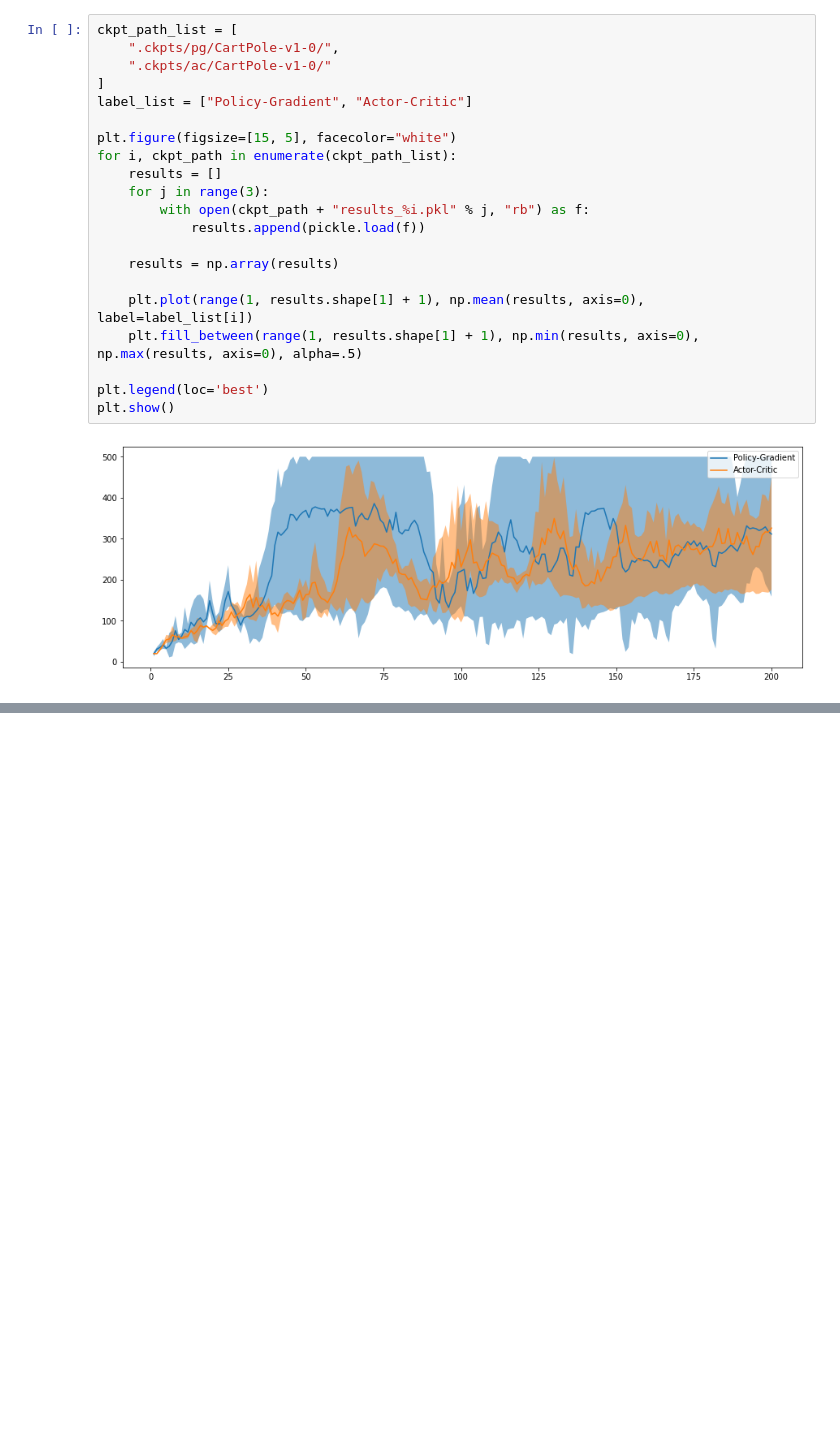
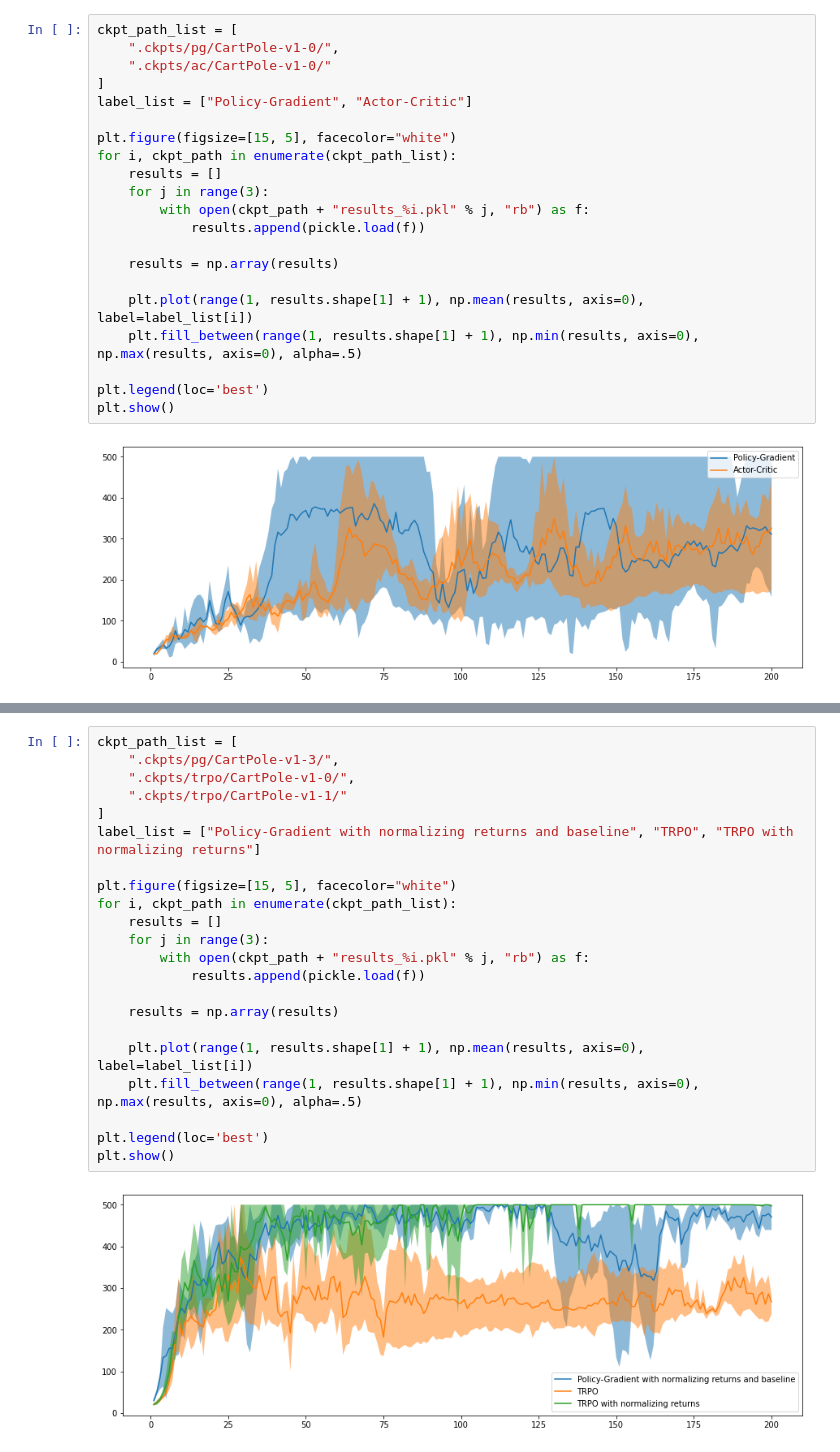
Before and after one commit to hcnoh/rl-collection-pytorch, a Jupyter notebook: results.ipynb, the cells around one changed output, grey strips where cells are left out. Saved outputs shown, nothing was run; the diff lists cells and outputs as text; blank space fills up the shorter version.

```diff
--- a/results.ipynb
+++ b/results.ipynb
@@ -97,0 +121,24 @@ plt.show()
+# %%
+ckpt_path_list = [
+    ".ckpts/pg/CartPole-v1-3/",
+    ".ckpts/trpo/CartPole-v1-0/",
+    ".ckpts/trpo/CartPole-v1-1/"
+]
+label_list = ["Policy-Gradient with normalizing returns and baseline", "TRPO", "TRPO with normalizing returns"]
+
+plt.figure(figsize=[15, 5], facecolor="white")
+for i, ckpt_path in enumerate(ckpt_path_list):
+    results = []
+    for j in range(3):
+        with open(ckpt_path + "results_%i.pkl" % j, "rb") as f:
+            results.append(pickle.load(f))
+
+    results = np.array(results)
+
+    plt.plot(range(1, results.shape[1] + 1), np.mean(results, axis=0), label=label_list[i])
+    plt.fill_between(range(1, results.shape[1] + 1), np.min(results, axis=0), np.max(results, axis=0), alpha=.5)
+
+plt.legend(loc='best')
+plt.show()
+# %% [output]
+[figure, added]
```
Also changed, not shown: parts of 1 cell of this notebook, 7 other files.
